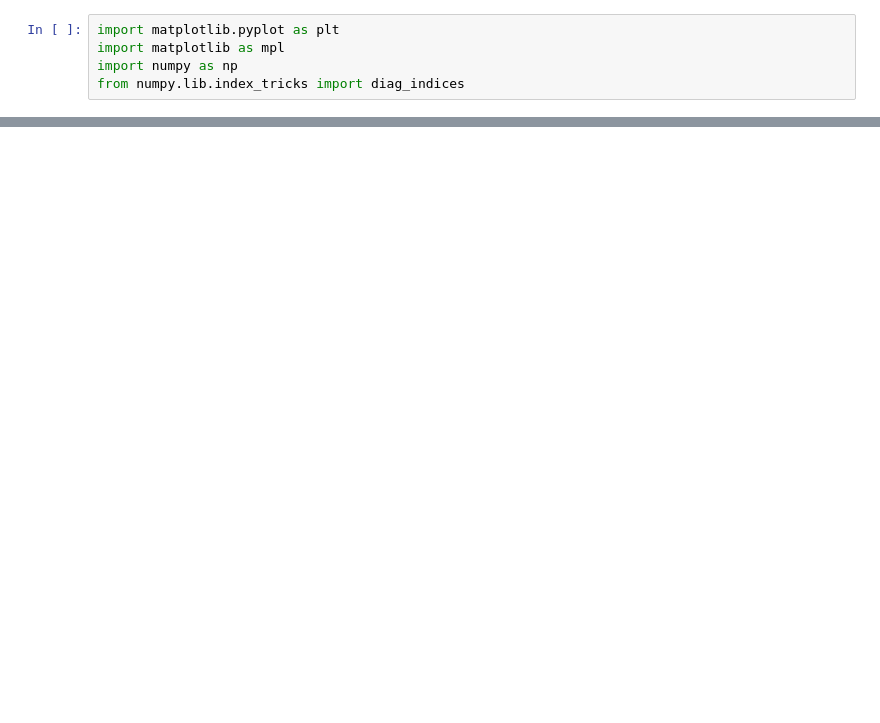
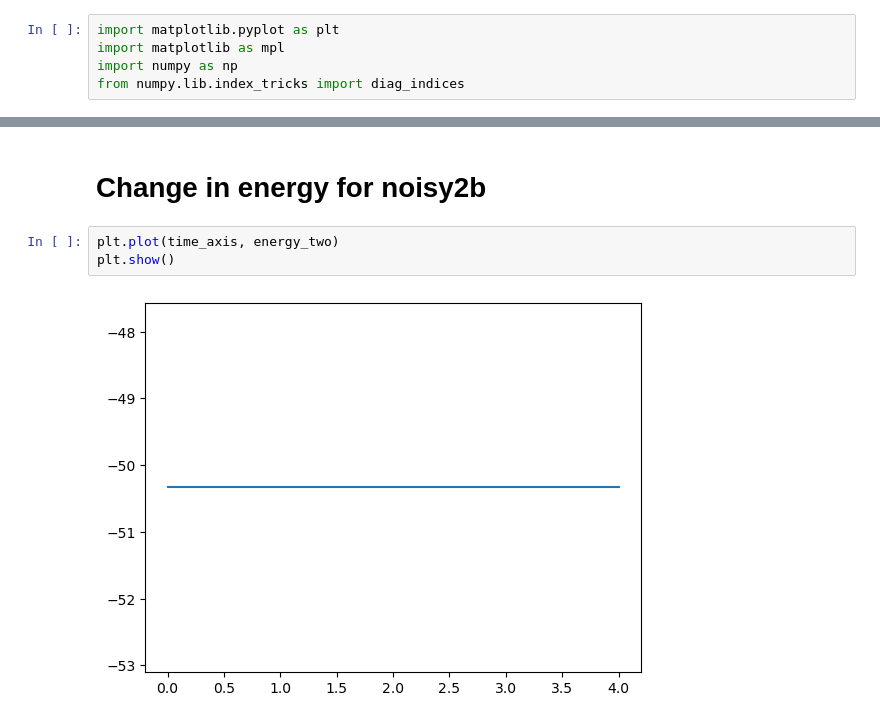
Before and after one commit to draczew23/cmcs_lab_2, a Jupyter notebook: notebook_test.ipynb, the cells around one changed output, grey strips where cells are left out. Drawn from its saved outputs; the diff is of its cells as text; blank space fills up the shorter version.

```diff
--- a/notebook_test.ipynb
+++ b/notebook_test.ipynb
@@ -161,0 +165,7 @@ plt.show()
+# %% [markdown]
+# Change in energy for noisy2b
+# %%
+plt.plot(time_axis, energy_two)
+plt.show()
+# %% [output]
+[figure, added]
```
Also changed, not shown: parts of 15 cells of this notebook.
